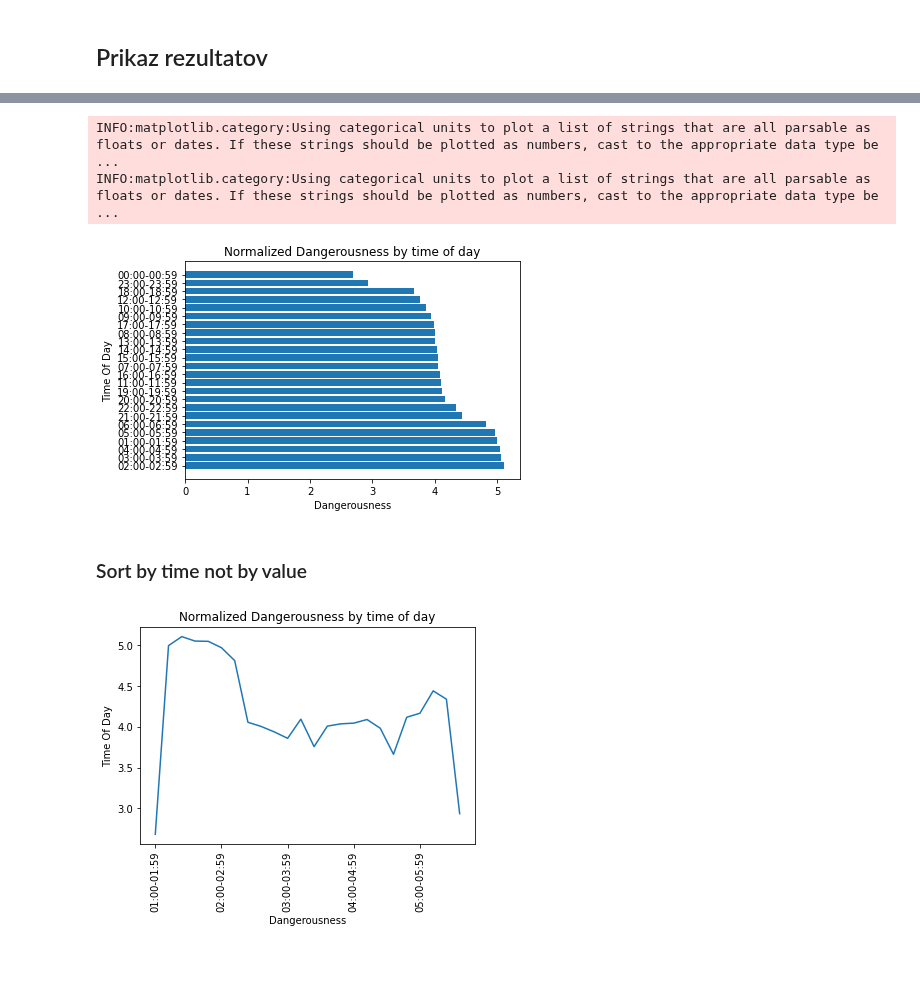
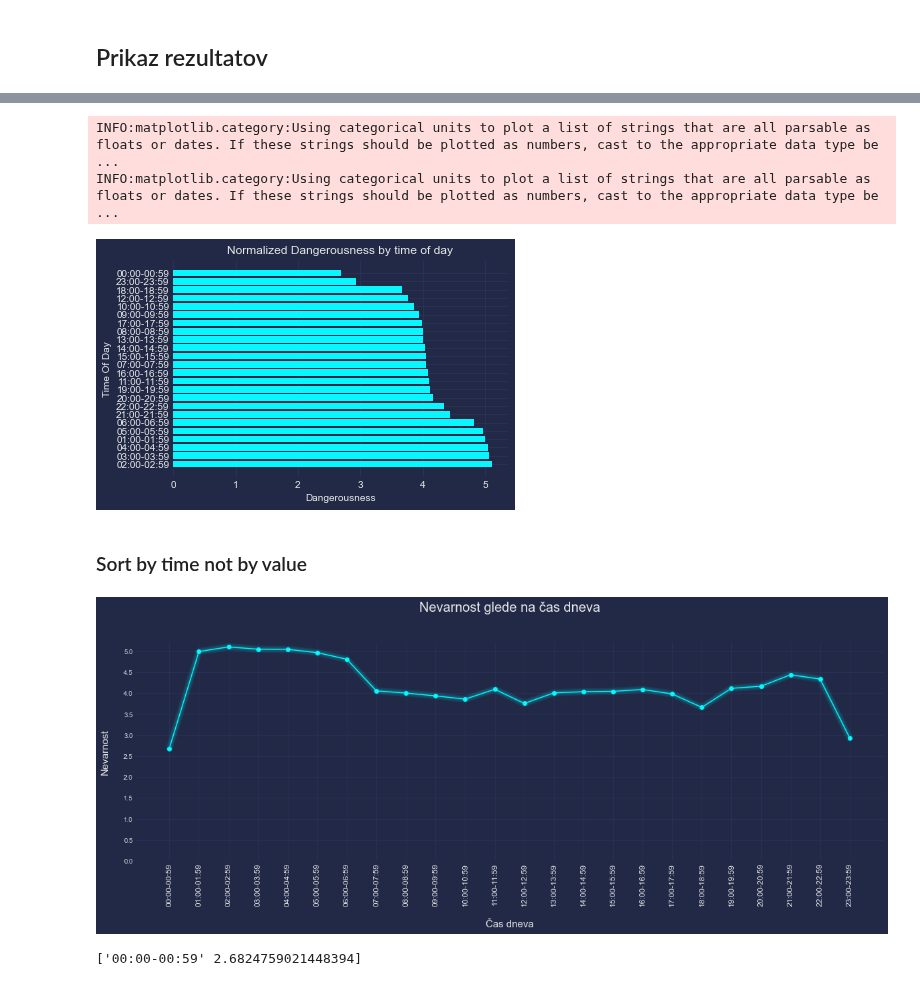
Before and after one commit to zrezke/PR21mlfjis, a Jupyter notebook: data_processing/time_of_day_dangerousness.ipynb, the cells around one changed output, grey strips where cells are left out. Saved outputs shown, nothing was run; the diff lists cells and outputs as text; code cells hidden in the pictures.

Commit message:
nice graphs

```diff
--- a/data_processing/time_of_day_dangerousness.ipynb
+++ b/data_processing/time_of_day_dangerousness.ipynb
@@ -3,3 +3,7 @@ from data_loader.load import load_pd
 import numpy as np
 import pandas as pd
 import matplotlib.pyplot as plt
+
+import mplcyberpunk
+plt.style.use("cyberpunk")
+mplcyberpunk.make_lines_glow()
@@ -201,6 +207,6 @@ plt.show();
 # %% [output]
 INFO:matplotlib.category:Using categorical units to plot a list of strings that are all parsable as floats or dates. If these strings should be plotted as numbers, cast to the appropriate data type be ...
 INFO:matplotlib.category:Using categorical units to plot a list of strings that are all parsable as floats or dates. If these strings should be plotted as numbers, cast to the appropriate data type be ...
-[figure, old version]
+[figure, new version]
 # %% [markdown]
 ### Sort by time not by value
@@ -207,13 +216,25 @@ INFO:matplotlib.category:Using categorical units to plot a list of strings that
 # %%
 sorted_np_tod_danger = n_normalized_np_tod_danger[np.argsort(n_normalized_np_tod_danger[:, 0])]
 # %%
-fig, ax = plt.subplots();
-ax.plot(sorted_np_tod_danger[:, 1]);
-ax.set_xticklabels(sorted_np_tod_danger[:, 0], rotation=90);
-ax.set_xticks(np.arange(len(sorted_np_tod_danger[:, 0])));
-ax.set_xlabel('Dangerousness');
-ax.set_ylabel('Time Of Day');
-ax.set_title('Normalized Dangerousness by time of day');
-plt.show();
+fig, ax = plt.subplots(figsize=(20, 6))
+
+# fig.patch.set_facecolor('white')
+ax.plot(sorted_np_tod_danger[:, 1], marker="o")
+mplcyberpunk.make_lines_glow()
+# mplcyberpunk.add_gradient_fill(alpha_gradientglow=0.5)
+
+ax.set_xticklabels(sorted_np_tod_danger[:, 0], rotation=90, fontsize=12)
+ax.set_xticks(np.arange(len(sorted_np_tod_danger[:, 0])))
+ax.set_xlabel('Čas dneva', labelpad=20, fontsize=15)
+ax.set_yticks(np.arange(0, max(sorted_np_tod_danger[:,1])+.3, 0.5))
+
+ax.set_ylabel('Nevarnost', labelpad=20, fontsize=15)
+ax.set_title('Nevarnost glede na čas dneva', y=1.12, fontsize=20)
+
+plt.show()
 # %% [output]
-[figure, old version]
+[figure, new version]
+# %%
+print(sorted_np_tod_danger[0])
+# %% [output]
+['00:00-00:59' 2.6824759021448394]
```
Also changed, not shown: parts of 6 cells of this notebook.
